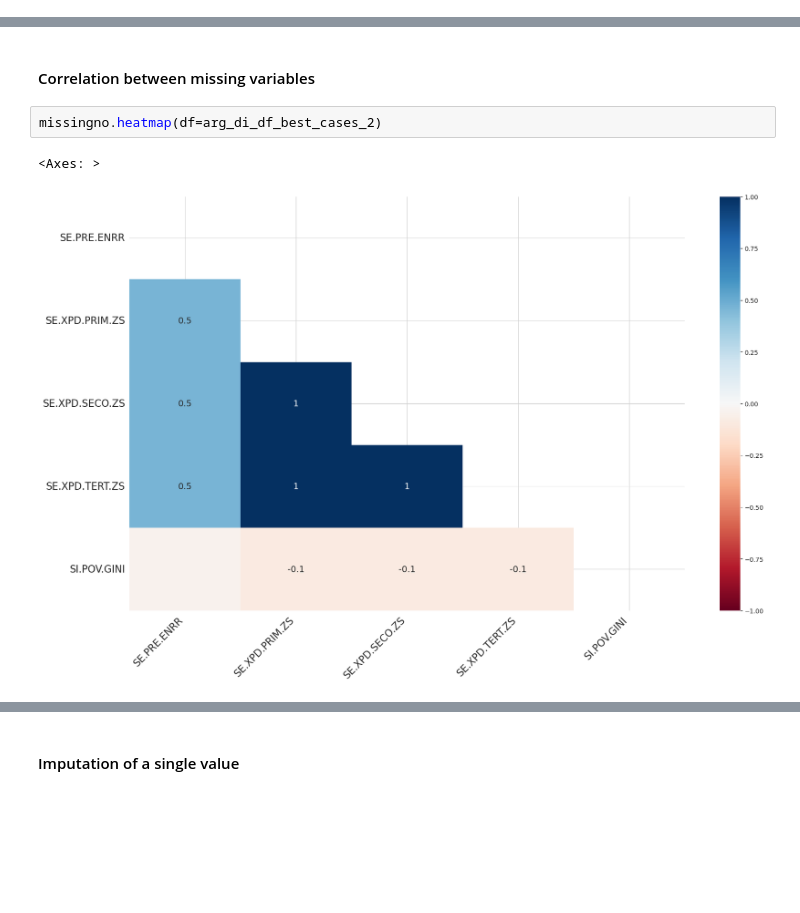
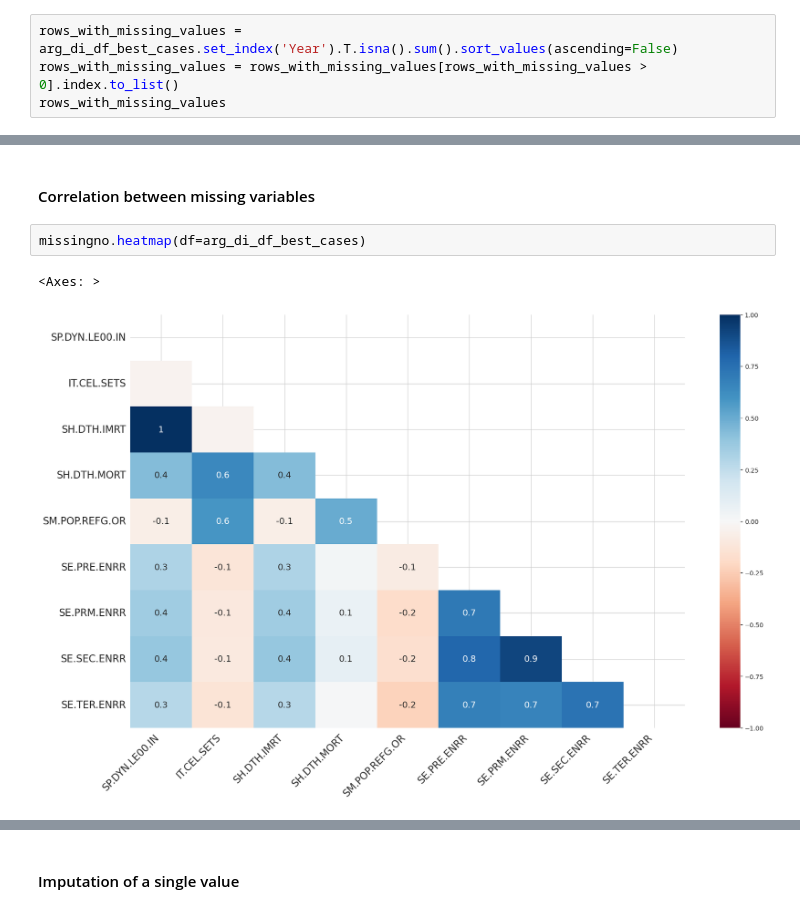
Before and after one commit to alejo-cuello/research-on-argentina, a Jupyter notebook: notebooks/0.1-alejo-explore_data.ipynb, the cells around one changed output, grey strips where cells are left out. Cells and saved outputs as stored; diff of their text form; blank space fills up the shorter version.

```diff
--- a/notebooks/0.1-alejo-explore_data.ipynb
+++ b/notebooks/0.1-alejo-explore_data.ipynb
@@ -280,0 +267,4 @@ For example, when doing 'df[col].method(value, inplace=True)', try using 'df.met
+# %%
+rows_with_missing_values = arg_di_df_best_cases.set_index('Year').T.isna().sum().sort_values(ascending=False)
+rows_with_missing_values = rows_with_missing_values[rows_with_missing_values > 0].index.to_list()
+rows_with_missing_values
@@ -340,9 +391,9 @@ sns.scatterplot(data=shadow_matrix_with_na_filled, x="SE.PRE.ENRR", y="SE.XPD.PR
 # %% [markdown]
 #### Correlation between missing variables
 # %%
-missingno.heatmap(df=arg_di_df_best_cases_2)
+missingno.heatmap(df=arg_di_df_best_cases)
 # %% [output]
 <Axes: >
-[figure, old version]
+[figure, new version]
 # %%
 # Grouped by hierachical clusters with high correlation. Correlation is higher when the branchs are closer.
```
Also changed, not shown: parts of 20 cells of this notebook, 1 other file.
